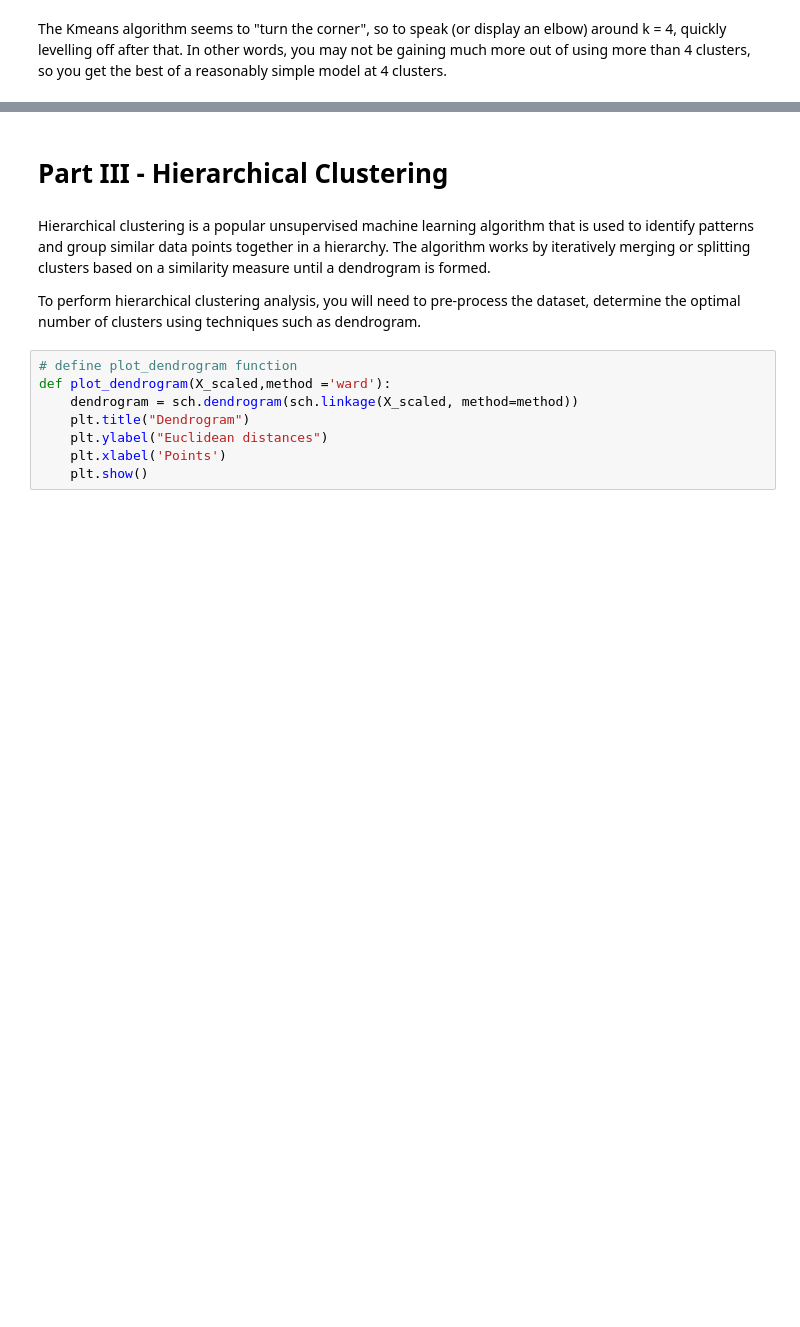
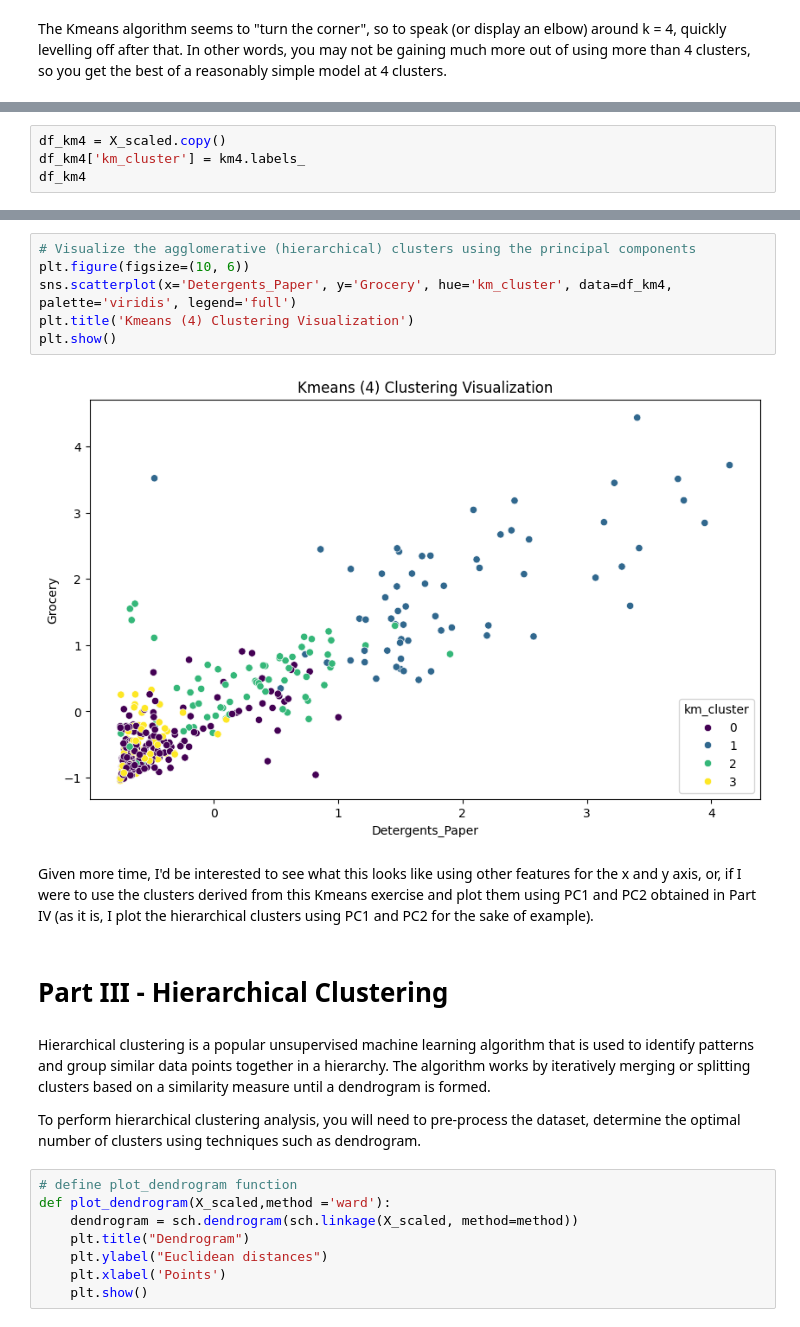
Before and after one commit to ValerieDier/project-unsupervised-learning, a Jupyter notebook: Unsupervised Learning - Project.ipynb, the cells around one changed output, grey strips where cells are left out. Saved outputs shown, nothing was run; the diff lists cells and outputs as text; blank space fills up the shorter version.

```diff
--- a/Unsupervised Learning - Project.ipynb
+++ b/Unsupervised Learning - Project.ipynb
@@ -597,0 +650,4 @@ The Kmeans algorithm seems to "turn the corner", so to speak (or display an elbo
+# %%
+df_km4 = X_scaled.copy()
+df_km4['km_cluster'] = km4.labels_
+df_km4
@@ -598,3 +668,13 @@ The Kmeans algorithm seems to "turn the corner", so to speak (or display an elbo
+# %%
+# Visualize the agglomerative (hierarchical) clusters using the principal components
+plt.figure(figsize=(10, 6))
+sns.scatterplot(x='Detergents_Paper', y='Grocery', hue='km_cluster', data=df_km4, palette='viridis', legend='full')
+plt.title('Kmeans (4) Clustering Visualization')
+plt.show()
+# %% [output]
+[figure, added]
+# %% [markdown]
+Given more time, I'd be interested to see what this looks like using other features for the x and y axis, or, if I were to use the clusters derived from this Kmeans exercise and plot them using PC1 and PC2 obtained in Part IV (as it is, I plot the hierarchical clusters using PC1 and PC2 for the sake of example).
 # %% [markdown]
 # Part III - Hierarchical Clustering
 # %% [markdown]
```
Also changed, not shown: parts of 44 cells of this notebook.
